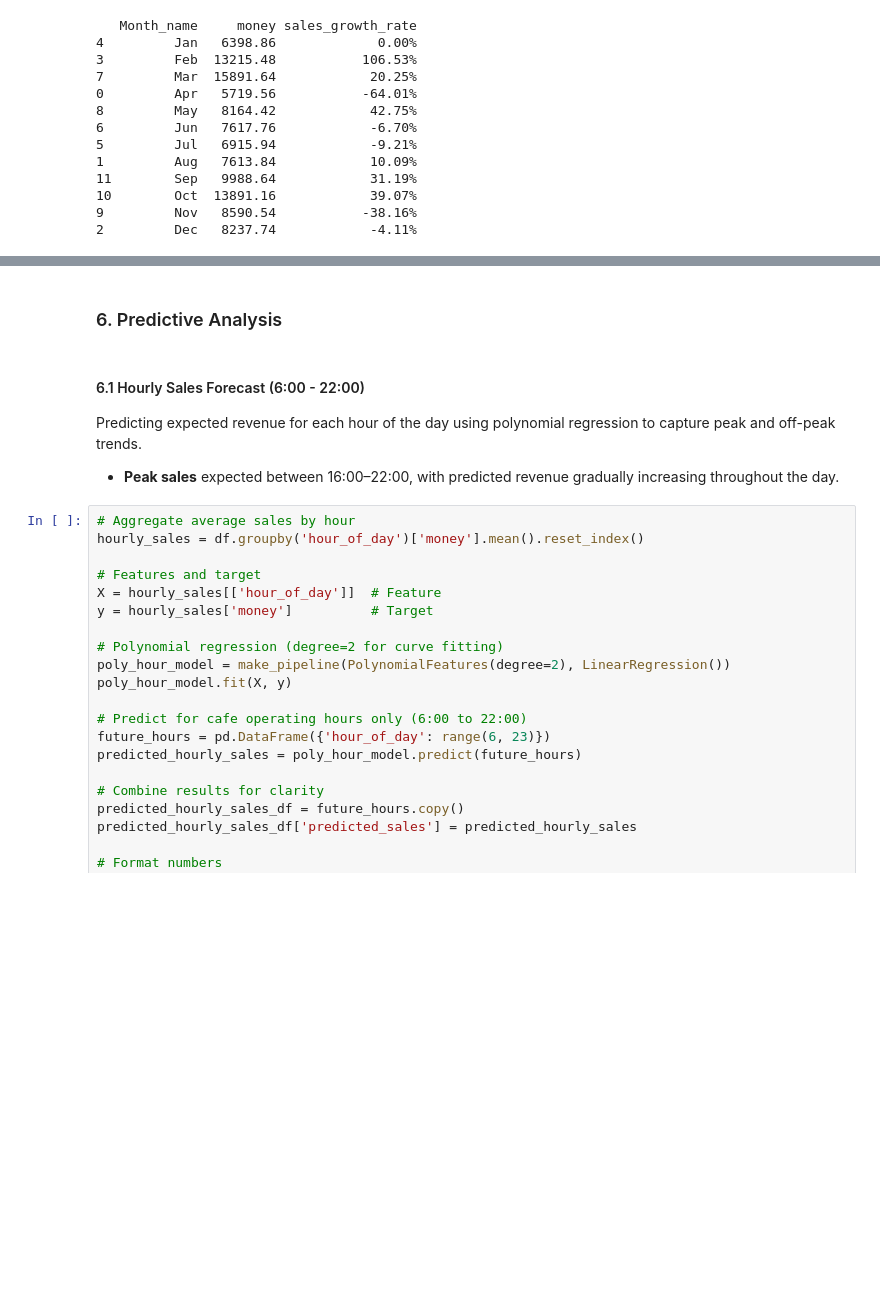
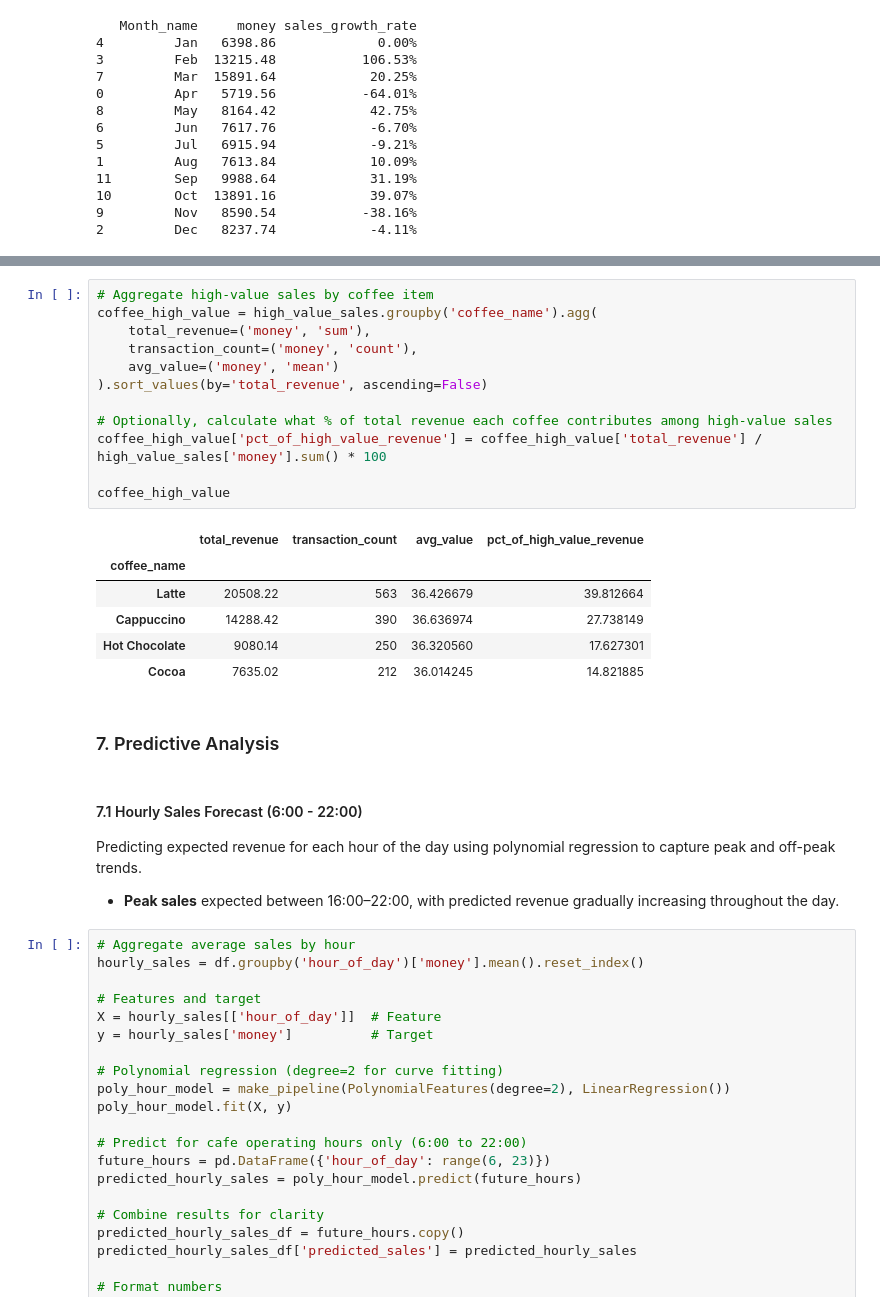
Before and after one commit to graziellamorais/coffeeshop_sales_analysis, a Jupyter notebook: notebooks/coffee_sales.ipynb, the cells around one changed output, grey strips where cells are left out. Cells and saved outputs as stored; diff of their text form; blank space fills up the shorter version.

```diff
--- a/notebooks/coffee_sales.ipynb
+++ b/notebooks/coffee_sales.ipynb
@@ -274,7 +284,26 @@ summary
+# %%
+# Aggregate high-value sales by coffee item
+coffee_high_value = high_value_sales.groupby('coffee_name').agg(
+    total_revenue=('money', 'sum'),
+    transaction_count=('money', 'count'),
+    avg_value=('money', 'mean')
+).sort_values(by='total_revenue', ascending=False)
+
+# Optionally, calculate what % of total revenue each coffee contributes among high-value sales
+coffee_high_value['pct_of_high_value_revenue'] = coffee_high_value['total_revenue'] / high_value_sales['money'].sum() * 100
+
+coffee_high_value
+# %% [output]
+|  | total_revenue | transaction_count | avg_value | pct_of_high_value_revenue |
+| coffee_name |  |  |  |  |
+| Latte | 20508.22 | 563 | 36.426679 | 39.812664 |
+| Cappuccino | 14288.42 | 390 | 36.636974 | 27.738149 |
+| Hot Chocolate | 9080.14 | 250 | 36.320560 | 17.627301 |
+| Cocoa | 7635.02 | 212 | 36.014245 | 14.821885 |
 # %% [markdown]
-### 6. Predictive Analysis
+### 7. Predictive Analysis
 # %% [markdown]
-#### 6.1 Hourly Sales Forecast (6:00 - 22:00)
+#### 7.1 Hourly Sales Forecast (6:00 - 22:00)
 Predicting expected revenue for each hour of the day using polynomial regression to capture peak and off-peak trends.
 
 - **Peak sales** expected between 16:00–22:00, with predicted revenue gradually increasing throughout the day.
```
Also changed, not shown: parts of 6 cells of this notebook, 1 other file.
